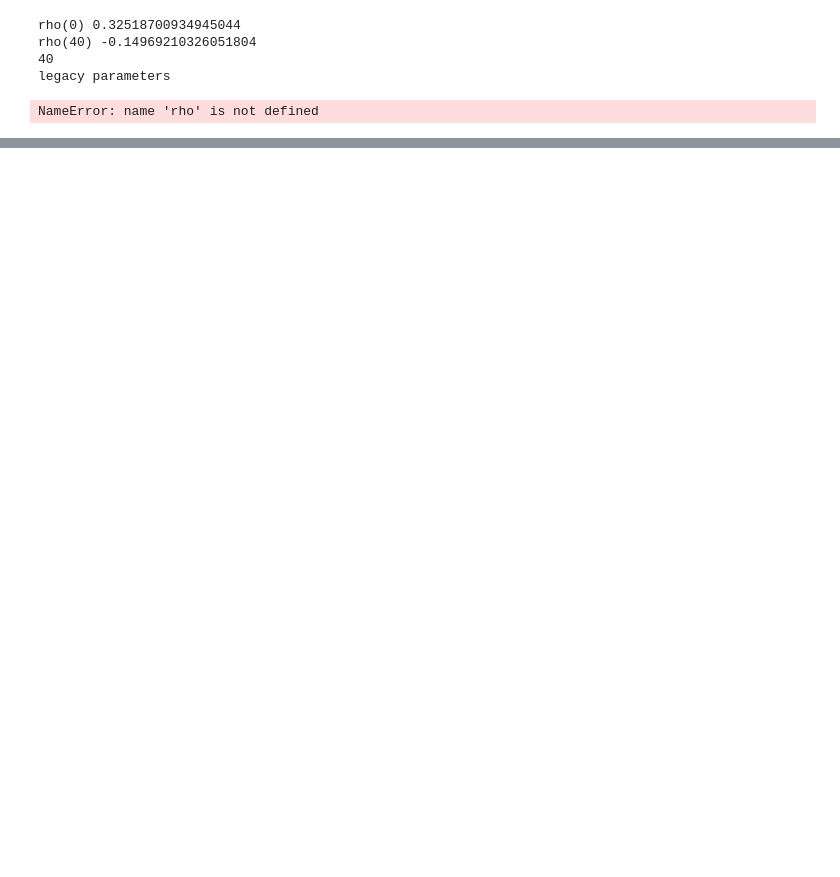
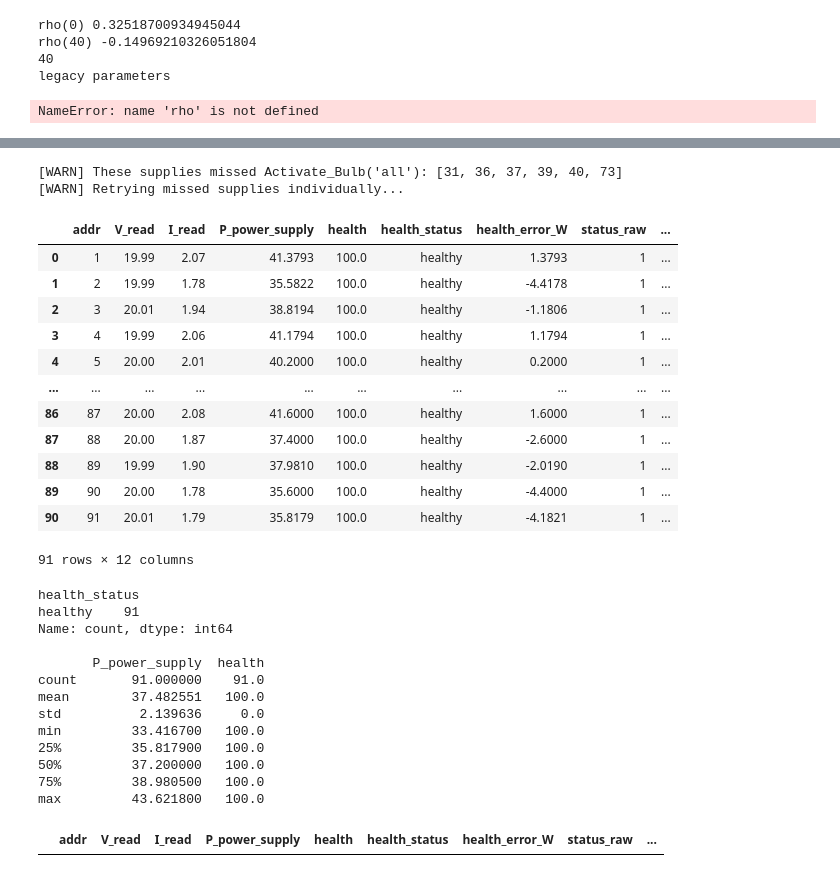
Before and after one commit to Strongly-Coupled-Systems-Lab/PMM, a Jupyter notebook: scripts/debug_copy2.ipynb, the cells around one changed output, grey strips where cells are left out. Cells and saved outputs as stored; diff of their text form; code cells hidden in the pictures; blank space fills up the shorter version.

Commit message:
added health of bulbs monitor

```diff
--- a/scripts/debug_copy2.ipynb
+++ b/scripts/debug_copy2.ipynb
@@ -1430,0 +1618,73 @@ Warmup cycle 1
+# %%
+#check health of bulbs
+
+import os
+import time
+import pandas as pd
+
+progress_dir = "../outputs/demult_bayes_6port"
+
+test_health_path = os.path.join(
+    progress_dir,
+    "test_active_health.csv"
+)
+
+try:
+    PMM.Set_Bulb_VI("all", 20, 3, verbose=False)
+    PMM.Activate_Bulb("all")
+
+    time.sleep(5)
+
+    rows = PMM.Check_Array_Health(
+        save_path=test_health_path,
+        tag="manual_test_20V_3A",
+        ideal_W=40.0,
+        low_W=30.0,
+        high_W=50.0
+    )
+
+finally:
+    PMM.Deactivate_Bulb("all")
+    time.sleep(1)
+    PMM.Deactivate_Bulb("all")
+
+df = pd.DataFrame(rows)
+
+display(df)
+
+print(df["health_status"].value_counts())
+print()
+print(df[["P_power_supply", "health"]].describe())
+
+bad = df[df["health_status"] != "healthy"]
+display(bad)
+# %% [output]
+[WARN] These supplies missed Activate_Bulb('all'): [31, 36, 37, 39, 40, 73]
+[WARN] Retrying missed supplies individually...
+|  | addr | V_read | I_read | P_power_supply | health | health_status | health_error_W | status_raw | ... |
+| 0 | 1 | 19.99 | 2.07 | 41.3793 | 100.0 | healthy | 1.3793 | 1 | ... |
+| 1 | 2 | 19.99 | 1.78 | 35.5822 | 100.0 | healthy | -4.4178 | 1 | ... |
+| 2 | 3 | 20.01 | 1.94 | 38.8194 | 100.0 | healthy | -1.1806 | 1 | ... |
+| 3 | 4 | 19.99 | 2.06 | 41.1794 | 100.0 | healthy | 1.1794 | 1 | ... |
+| 4 | 5 | 20.00 | 2.01 | 40.2000 | 100.0 | healthy | 0.2000 | 1 | ... |
+| ... | ... | ... | ... | ... | ... | ... | ... | ... | ... |
+| 86 | 87 | 20.00 | 2.08 | 41.6000 | 100.0 | healthy | 1.6000 | 1 | ... |
+| 87 | 88 | 20.00 | 1.87 | 37.4000 | 100.0 | healthy | -2.6000 | 1 | ... |
+| 88 | 89 | 19.99 | 1.90 | 37.9810 | 100.0 | healthy | -2.0190 | 1 | ... |
+| 89 | 90 | 20.00 | 1.78 | 35.6000 | 100.0 | healthy | -4.4000 | 1 | ... |
+| 90 | 91 | 20.01 | 1.79 | 35.8179 | 100.0 | healthy | -4.1821 | 1 | ... |
+91 rows × 12 columns
+health_status
+healthy    91
+Name: count, dtype: int64
+
+       P_power_supply  health
+count       91.000000    91.0
+mean        37.482551   100.0
+std          2.139636     0.0
+min         33.416700   100.0
+25%         35.817900   100.0
+50%         37.200000   100.0
+75%         38.980500   100.0
+max         43.621800   100.0
+|  | addr | V_read | I_read | P_power_supply | health | health_status | health_error_W | status_raw | ... |
```
Also changed, not shown: parts of 5 cells of this notebook, 24 other files.
